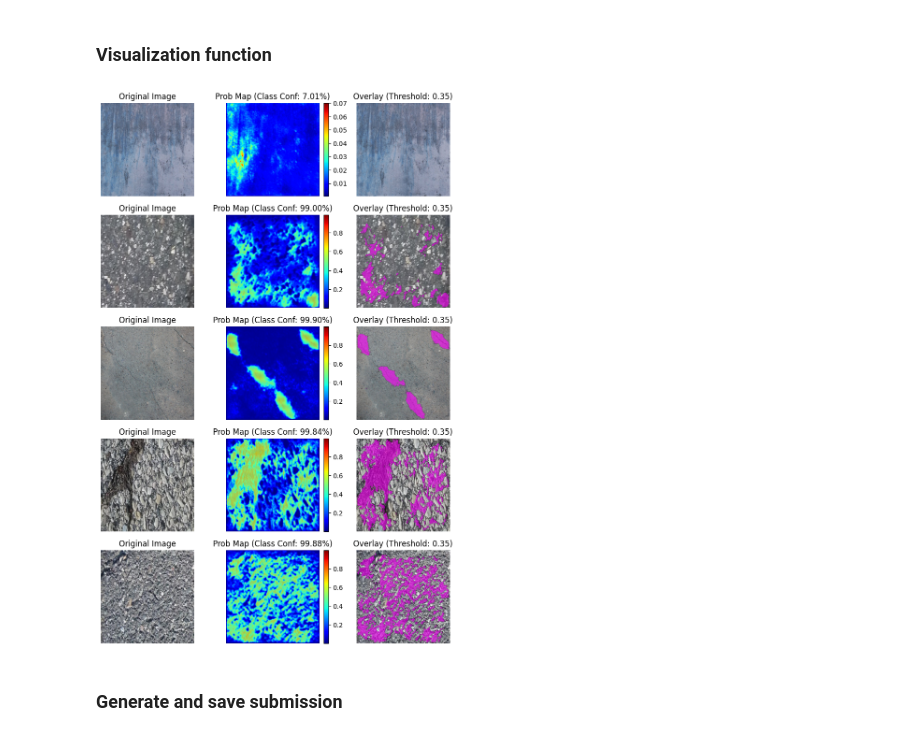
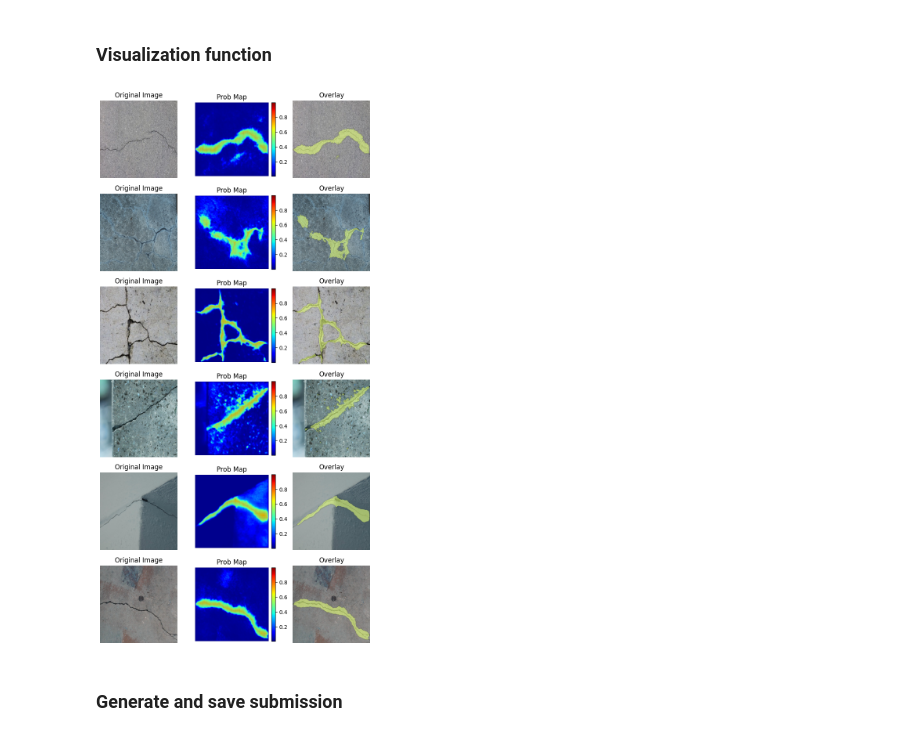
Before and after one commit to Skamlo/crack-image-segmentation, a Jupyter notebook: main.ipynb, the cells around one changed output. Saved outputs shown, nothing was run; the diff lists cells and outputs as text; code cells hidden in the pictures.

```diff
--- a/main.ipynb
+++ b/main.ipynb
@@ -103,39 +104,49 @@ def get_segment(image_path):
 # %% [markdown]
 ### Visualization function
 # %%
-def viz(images_path, n=5):
-    fig, ax = plt.subplots(n, 3, figsize=(10, 15))
+def viz(images_path, n=len(samples), show_mask=False):
+    fig, ax = plt.subplots(n, 3 + int(show_mask), figsize=(9 + 3*show_mask, 3*n))
 
-    image_paths = [f"{images_path}/{file_name}" for file_name in os.listdir(images_path)]
-    samples = np.random.choice(image_paths, size=5, replace=False)
+    file_names = os.listdir(images_path)
+    sample_file_names = np.random.choice(file_names, size=5, replace=False)
 
-    for i, file_path in enumerate(samples):
-        probs, binary_mask, class_prob = get_segment(file_path)
-        original_img = Image.open(file_path)
+    for i, file_name in enumerate(sample_file_names):
+        image_path = f"{IMAGES_PATH}/{file_name}"
+        mask_path = f"{MASKS_PATH}/{file_name}"
+
+        probs, binary_mask, class_prob = get_segment(image_path)
+        original_img = Image.open(image_path)
+        mask = Image.open(mask_path)
 
         # Original
         ax[i][0].imshow(original_img)
         ax[i][0].set_title("Original Image")
-        ax[i][0].axis("off")
+        ax[i][0].axis(False)
 
         # Probability Map (Heatmap)
         im1 = ax[i][1].imshow(probs, cmap='jet')
-        ax[i][1].set_title(f"Prob Map (Class Conf: {class_prob:.2%})")
-        ax[i][1].axis("off")
+        ax[i][1].set_title("Prob Map")
+        ax[i][1].axis(False)
         plt.colorbar(im1, ax=ax[i][1], fraction=0.046, pad=0.04)
 
         # Binary Mask (Overlay)
         ax[i][2].imshow(original_img)
         masked = np.ma.masked_where(binary_mask == 0, binary_mask)
-        ax[i][2].imshow(masked, cmap='spring', alpha=0.6)
-        ax[i][2].set_title(f"Overlay (Threshold: {THRESHOLD})")
-        ax[i][2].axis("off")
+        ax[i][2].imshow(masked, cmap='Wistia', alpha=0.6)
+        ax[i][2].set_title("Overlay")
+        ax[i][2].axis(False)
+
+        if show_mask:
+            # Original Mask
+            ax[i][3].imshow(mask, cmap="gray")
+            ax[i][3].set_title("Original Mask")
+            ax[i][3].axis(False)
 
     plt.show()
 
 viz(IMAGES_PATH)
 # %% [output]
-[figure, old version]
+[figure, new version]
 # %% [markdown]
 ### Generate and save submission
 # %%
```
Also changed, not shown: parts of 1 cell of this notebook.
